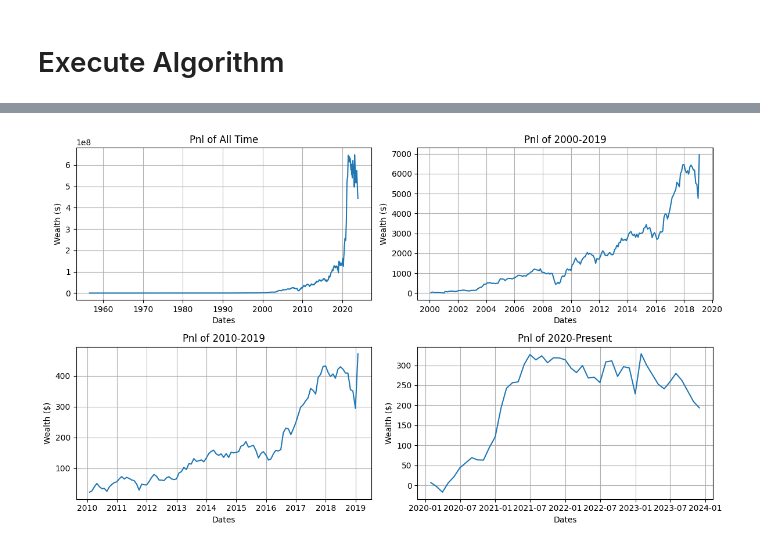
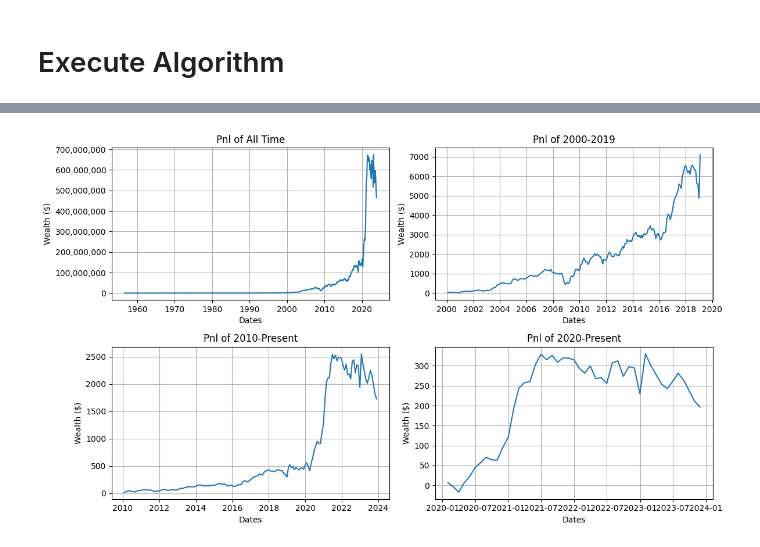
Before and after one commit to mraystaf/CougsOfWallStreet, a Jupyter notebook: Cougars of Wall Street.ipynb, the cells around one changed output, grey strips where cells are left out. Drawn from its saved outputs; the diff is of its cells as text; code cells hidden in the pictures.

```diff
--- a/Cougars of Wall Street.ipynb
+++ b/Cougars of Wall Street.ipynb
@@ -227,4 +214,5 @@ Average percent change: 0.022227109475272393
 # %%
+#Calculates the amount of money you would make if you start in a certain date unsing the percent change pnl list. We always start with $100
 def generate_investment_output(pnl_percent_list, start_investment=100):
     pnl = []
     next_investment_amount = start_investment
@@ -233,35 +221,38 @@ def generate_investment_output(pnl_percent_list, start_investment=100):
         pnl.append(next_investment_amount-100)
     return pnl
 
+#Generates the profit for desires time periods
 pnl_2000_2019 = generate_investment_output(pnl_percent_list=pnl_curves[522:751])
-pnl_2010_2019 = generate_investment_output(pnl_percent_list=pnl_curves[642:751])
+pnl_2010_present= generate_investment_output(pnl_percent_list=pnl_curves[642:])
 pnl_2020_present = generate_investment_output(pnl_percent_list=pnl_curves[762:])
 pnl_all_time = generate_investment_output(pnl_percent_list=pnl_curves)
 
 #This plots the Pnl over 4 time periods (all time, 2000-present, 2010-2019, 2020-present)
 fig, axs = plt.subplots(2, 2, figsize=(12,7))
 
 
 axs[0,0].set_title('Pnl of All Time')
 axs[0,0].plot(dates_with_data, pnl_all_time)
 axs[0,0].grid()
+axs[0,0].ticklabel_format(style='plain',axis='y')
+axs[0,0].yaxis.set_major_formatter(ticker.StrMethodFormatter("{x:,.0f}"))
 
 axs[0,1].set_title('Pnl of 2000-2019')
 axs[0,1].plot(dates_with_data[522:751], pnl_2000_2019)
 axs[0,1].grid()
 
-axs[1,0].set_title('Pnl of 2010-2019')
-axs[1,0].plot(dates_with_data[642:751], pnl_2010_2019)
+axs[1,0].set_title('Pnl of 2010-Present')
+axs[1,0].plot(dates_with_data[642:], pnl_2010_present)
 axs[1,0].grid()
 
 axs[1,1].set_title('Pnl of 2020-Present')
 axs[1,1].plot(dates_with_data[762:], pnl_2020_present)
 axs[1,1].grid()
 
 
 for ax in axs.flat:
     ax.set(xlabel='Dates', ylabel='Wealth ($)')
 fig.tight_layout()
 plt.show()
 # %% [output]
-[figure, old version]
+[figure, new version]
```
Also changed, not shown: parts of 4 cells of this notebook.
